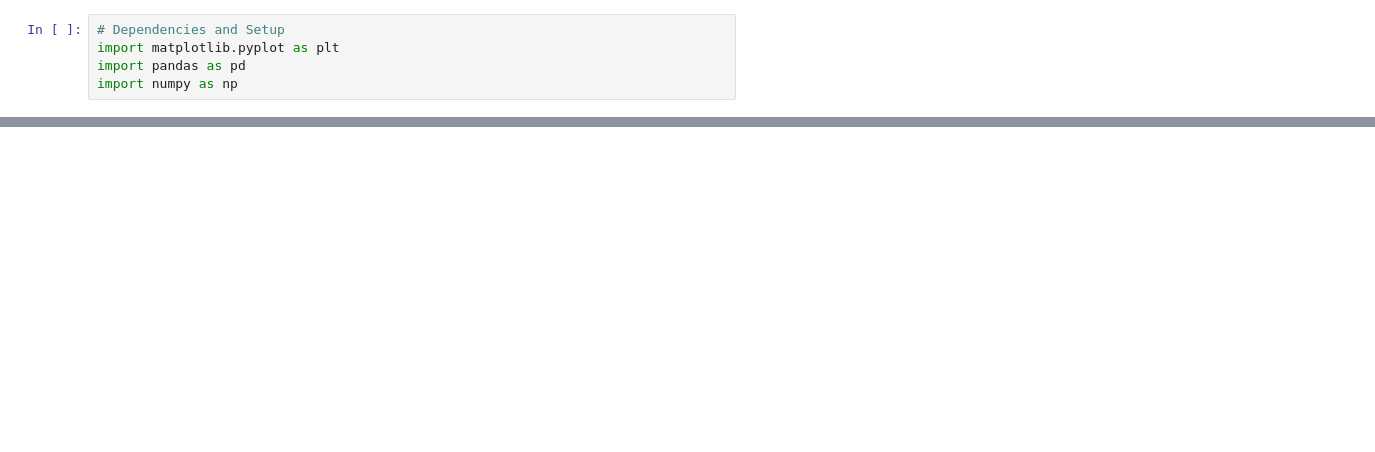
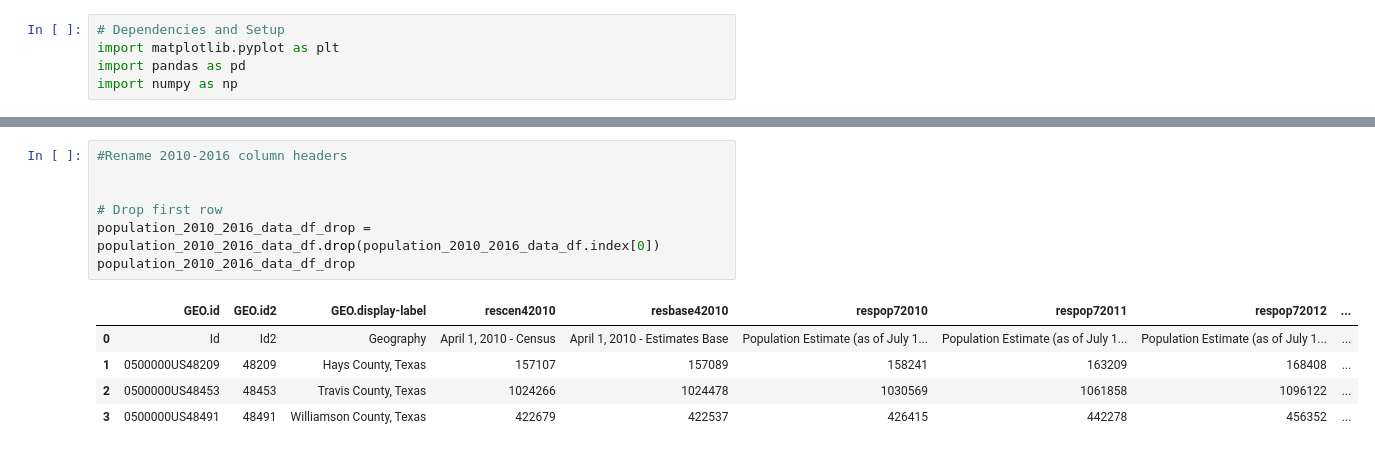
Before and after one commit to Umu2509/test_branching, a Jupyter notebook: test_plots.ipynb, the cells around one changed output, grey strips where cells are left out. Cells and saved outputs as stored; diff of their text form; blank space fills up the shorter version.

```diff
--- a/test_plots.ipynb
+++ b/test_plots.ipynb
@@ -102,0 +216,13 @@ NameError: name 'wage_hays_data' is not defined
+# %%
+#Rename 2010-2016 column headers
+
+
+# Drop first row
+population_2010_2016_data_df_drop = population_2010_2016_data_df.drop(population_2010_2016_data_df.index[0])
+population_2010_2016_data_df_drop
+# %% [output]
+|  | GEO.id | GEO.id2 | GEO.display-label | rescen42010 | resbase42010 | respop72010 | respop72011 | respop72012 | ... |
+| 0 | Id | Id2 | Geography | April 1, 2010 - Census | April 1, 2010 - Estimates Base | Population Estimate (as of July 1... | Population Estimate (as of July 1... | Population Estimate (as of July 1... | ... |
+| 1 | 0500000US48209 | 48209 | Hays County, Texas | 157107 | 157089 | 158241 | 163209 | 168408 | ... |
+| 2 | 0500000US48453 | 48453 | Travis County, Texas | 1024266 | 1024478 | 1030569 | 1061858 | 1096122 | ... |
+| 3 | 0500000US48491 | 48491 | Williamson County, Texas | 422679 | 422537 | 426415 | 442278 | 456352 | ... |
```
Also changed, not shown: parts of 15 cells of this notebook.
